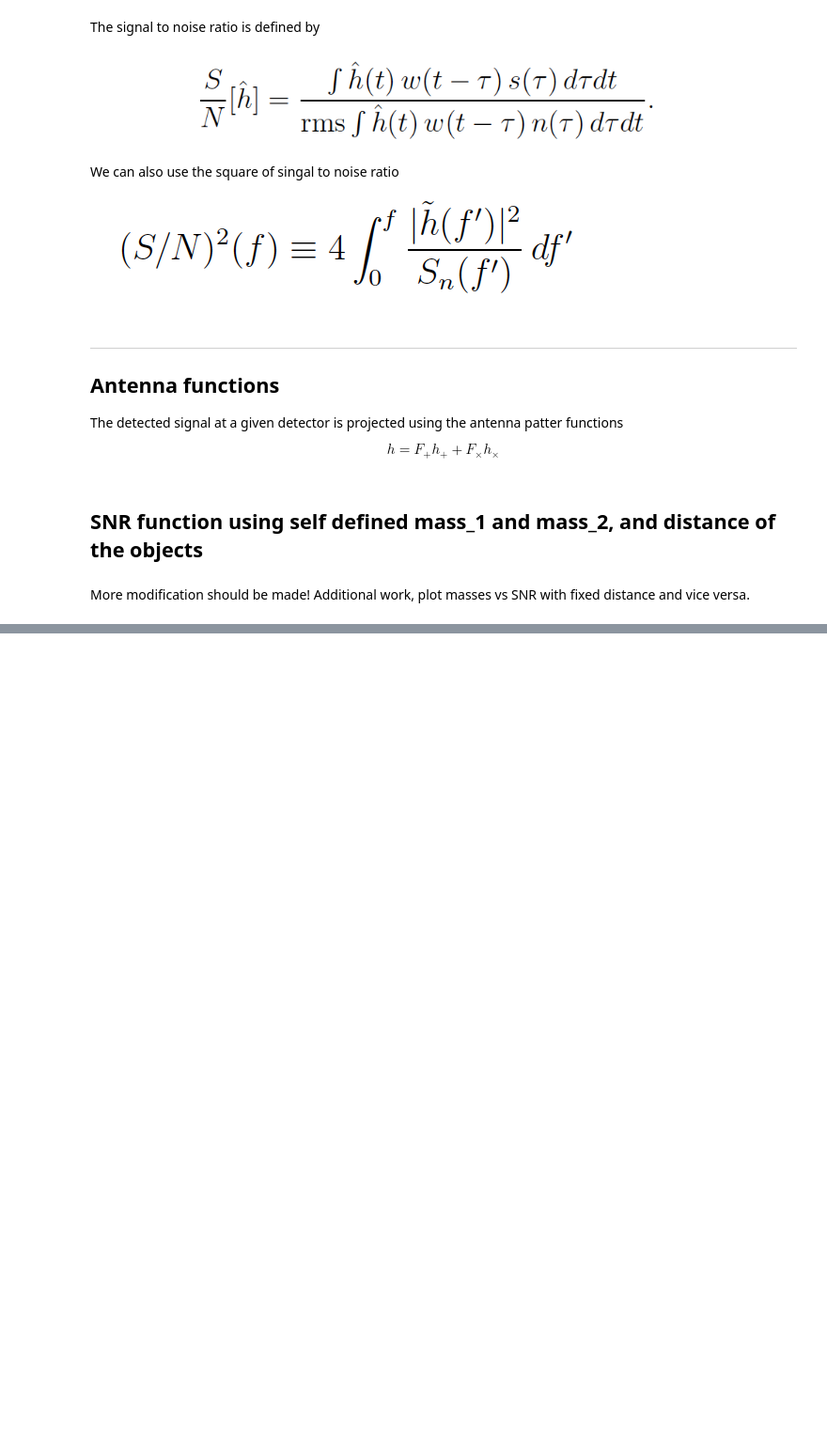
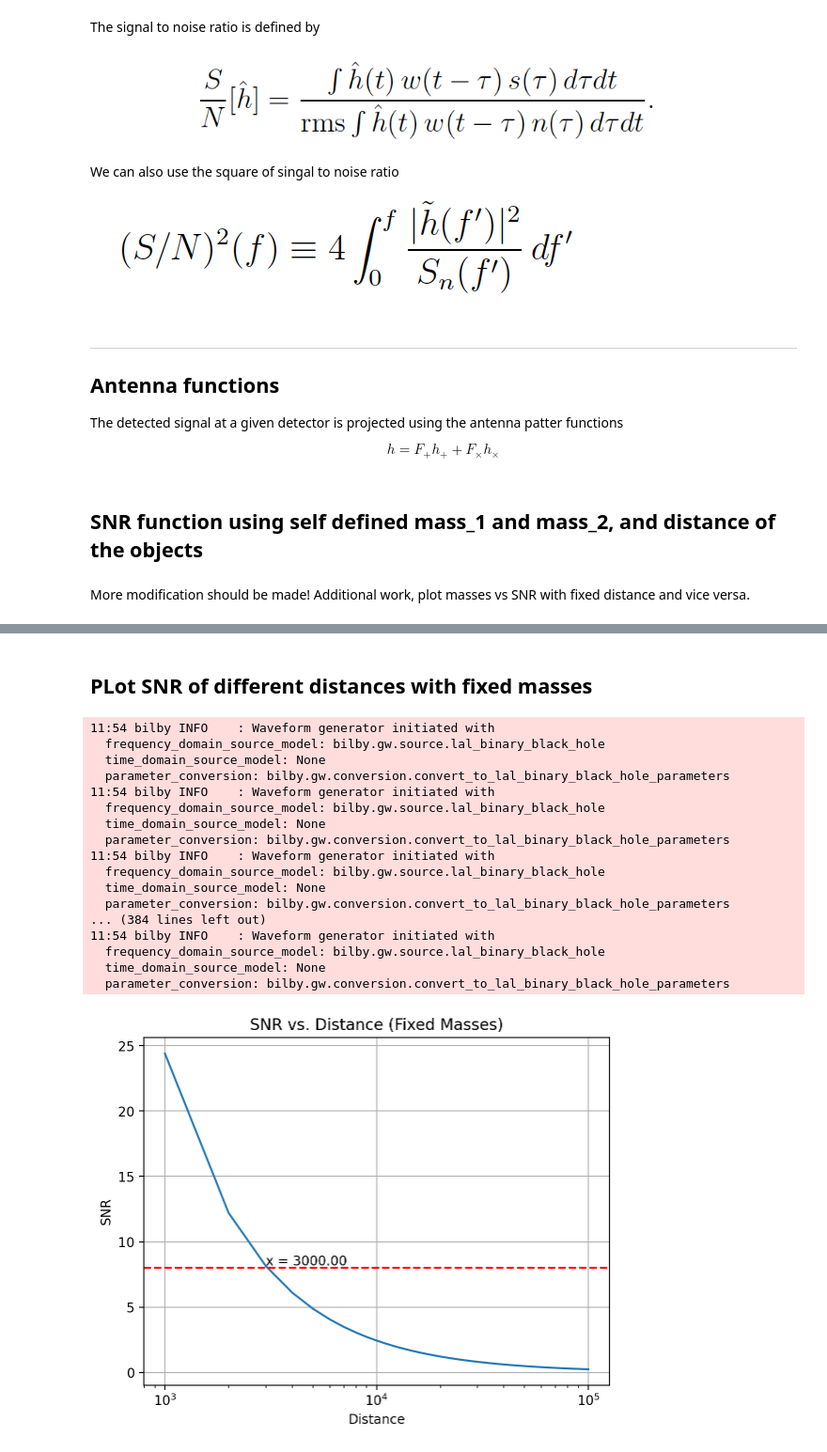
Before and after one commit to MiaoShang00/GW_project, a Jupyter notebook: snr_function.ipynb, the cells around one changed output, grey strips where cells are left out. Shown at 94% size. Saved outputs shown, nothing was run; the diff lists cells and outputs as text; code cells hidden in the pictures; blank space fills up the shorter version.

```diff
--- a/snr_function.ipynb
+++ b/snr_function.ipynb
@@ -242,0 +246,53 @@ plt.show()
+# %% [markdown]
+## PLot SNR of different distances with fixed masses
+# %%
+# Fixed masses of the sources
+m1=20.
+m2=30.
+
+# Array of the distances
+distances = np.linspace(1e3, 1e5,100)
+
+# Parameters
+incl=np.pi/20.
+ra=np.pi/4.
+dec=3./2*np.pi
+psi=np.pi/8.
+
+# Calculate SNR for each distance
+snr_values = [SNR(m1, m2, distance, incl, ra, dec, psi) for distance in distances]
+# Plot the SNR values
+plt.semilogx(distances, snr_values)
+plt.xlabel('Distance')
+plt.ylabel('SNR')
+plt.title('SNR vs. Distance (Fixed Masses)')
+plt.grid(True)
+
+# Draw a horizontal line at SNR = 8
+plt.axhline(y=8, color='r', linestyle='--')
+
+# Find x value at y = 8
+idx = np.argmin(np.abs(np.array(snr_values) - 8))
+x_value = distances[idx]
+plt.text(x_value, 8, f'x = {x_value:.2f}', ha='left', va='bottom')
+
+plt.show()
+# %% [output]
+11:54 bilby INFO    : Waveform generator initiated with
+  frequency_domain_source_model: bilby.gw.source.lal_binary_black_hole
+  time_domain_source_model: None
+  parameter_conversion: bilby.gw.conversion.convert_to_lal_binary_black_hole_parameters
+11:54 bilby INFO    : Waveform generator initiated with
+  frequency_domain_source_model: bilby.gw.source.lal_binary_black_hole
+  time_domain_source_model: None
+  parameter_conversion: bilby.gw.conversion.convert_to_lal_binary_black_hole_parameters
+11:54 bilby INFO    : Waveform generator initiated with
+  frequency_domain_source_model: bilby.gw.source.lal_binary_black_hole
+  time_domain_source_model: None
+  parameter_conversion: bilby.gw.conversion.convert_to_lal_binary_black_hole_parameters
+... (384 lines left out)
+11:54 bilby INFO    : Waveform generator initiated with
+  frequency_domain_source_model: bilby.gw.source.lal_binary_black_hole
+  time_domain_source_model: None
+  parameter_conversion: bilby.gw.conversion.convert_to_lal_binary_black_hole_parameters
+[figure, added]
```
Also changed, not shown: parts of 6 cells of this notebook.
